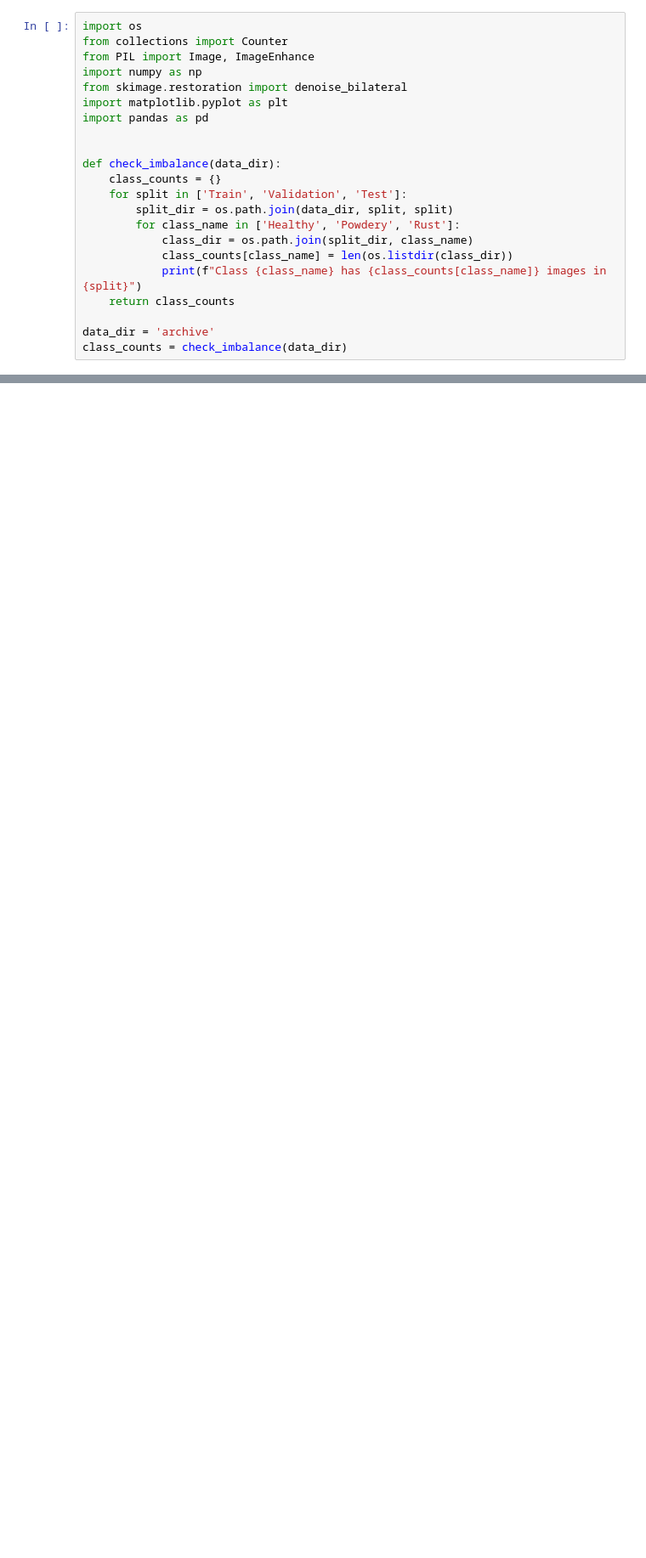
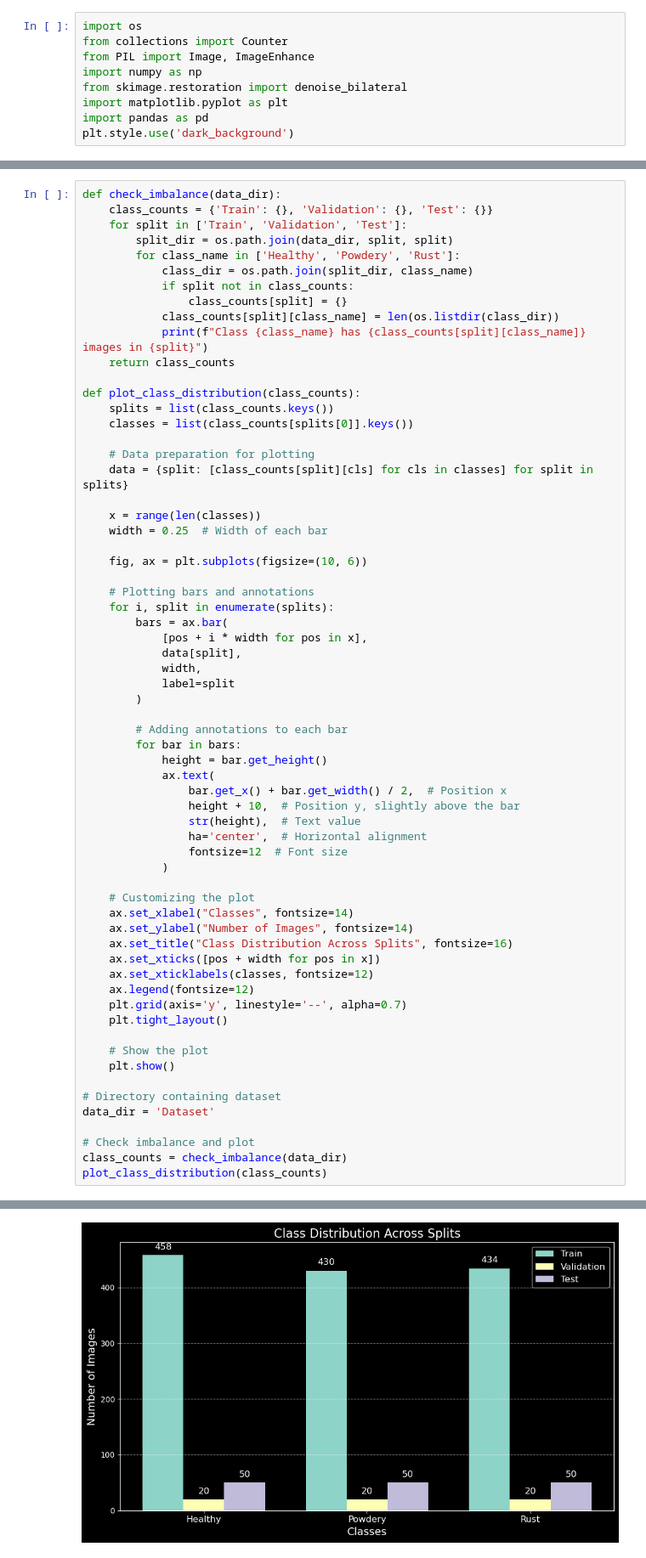
Before and after one commit to Abdulrahman-Mostafa10/Plant-Disease-Detection, a Jupyter notebook: preprocessing.ipynb, the cells around one changed output, grey strips where cells are left out. Shown: that part at 85% size. Drawn from its saved outputs; the diff is of its cells as text; blank space fills up the shorter version.

```diff
--- a/preprocessing.ipynb
+++ b/preprocessing.ipynb
@@ -6,17 +6,4 @@ import numpy as np
 from skimage.restoration import denoise_bilateral
 import matplotlib.pyplot as plt
 import pandas as pd
-
-
-def check_imbalance(data_dir):
-    class_counts = {}
-    for split in ['Train', 'Validation', 'Test']:
-        split_dir = os.path.join(data_dir, split, split)
-        for class_name in ['Healthy', 'Powdery', 'Rust']:
-            class_dir = os.path.join(split_dir, class_name)
-            class_counts[class_name] = len(os.listdir(class_dir))
-            print(f"Class {class_name} has {class_counts[class_name]} images in {split}")
-    return class_counts
-
-data_dir = 'archive'
-class_counts = check_imbalance(data_dir)
+plt.style.use('dark_background')
@@ -32,0 +12,65 @@ Class Rust has 50 images in Test
+# %%
+def check_imbalance(data_dir):
+    class_counts = {'Train': {}, 'Validation': {}, 'Test': {}}
+    for split in ['Train', 'Validation', 'Test']:
+        split_dir = os.path.join(data_dir, split, split)
+        for class_name in ['Healthy', 'Powdery', 'Rust']:
+            class_dir = os.path.join(split_dir, class_name)
+            if split not in class_counts:
+                class_counts[split] = {}
+            class_counts[split][class_name] = len(os.listdir(class_dir))
+            print(f"Class {class_name} has {class_counts[split][class_name]} images in {split}")
+    return class_counts
+
+def plot_class_distribution(class_counts):
+    splits = list(class_counts.keys())
+    classes = list(class_counts[splits[0]].keys())
+
+    # Data preparation for plotting
+    data = {split: [class_counts[split][cls] for cls in classes] for split in splits}
+
+    x = range(len(classes))
+    width = 0.25  # Width of each bar
+
+    fig, ax = plt.subplots(figsize=(10, 6))
+
+    # Plotting bars and annotations
+    for i, split in enumerate(splits):
+        bars = ax.bar(
+            [pos + i * width for pos in x],
+            data[split],
+            width,
+            label=split
+        )
+
+        # Adding annotations to each bar
+        for bar in bars:
+            height = bar.get_height()
+            ax.text(
+                bar.get_x() + bar.get_width() / 2,  # Position x
+                height + 10,  # Position y, slightly above the bar
+                str(height),  # Text value
+                ha='center',  # Horizontal alignment
+                fontsize=12  # Font size
+            )
+
+    # Customizing the plot
+    ax.set_xlabel("Classes", fontsize=14)
+    ax.set_ylabel("Number of Images", fontsize=14)
+    ax.set_title("Class Distribution Across Splits", fontsize=16)
+    ax.set_xticks([pos + width for pos in x])
+    ax.set_xticklabels(classes, fontsize=12)
+    ax.legend(fontsize=12)
+    plt.grid(axis='y', linestyle='--', alpha=0.7)
+    plt.tight_layout()
+
+    # Show the plot
+    plt.show()
+
+# Directory containing dataset
+data_dir = 'Dataset'
+
+# Check imbalance and plot
+class_counts = check_imbalance(data_dir)
+plot_class_distribution(class_counts)
+# %% [output]
@@ -33,2 +86,3 @@ Class Rust has 50 images in Test
+[figure, added]
 # %%
 def augment_images(data_dir):
```
Also changed, not shown: parts of 6 cells of this notebook, 1 other file.
